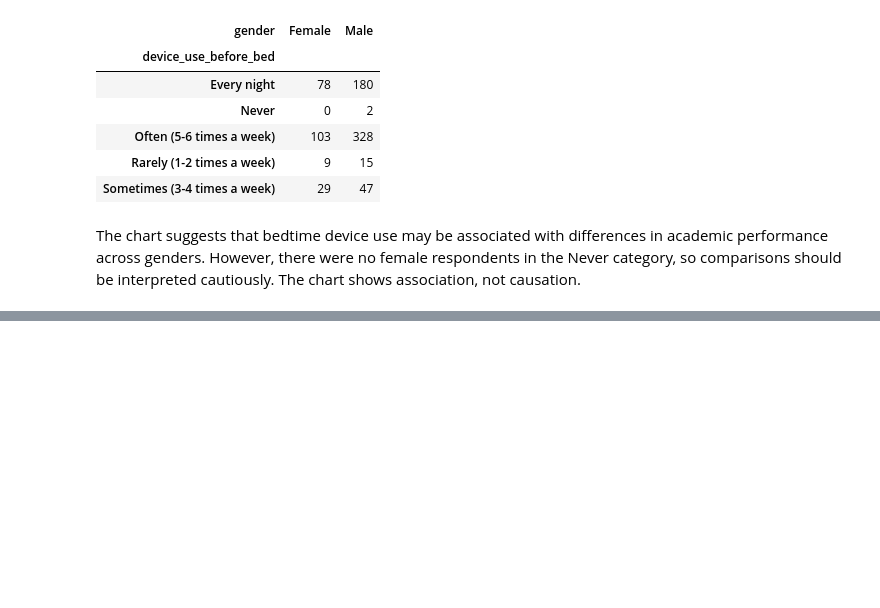
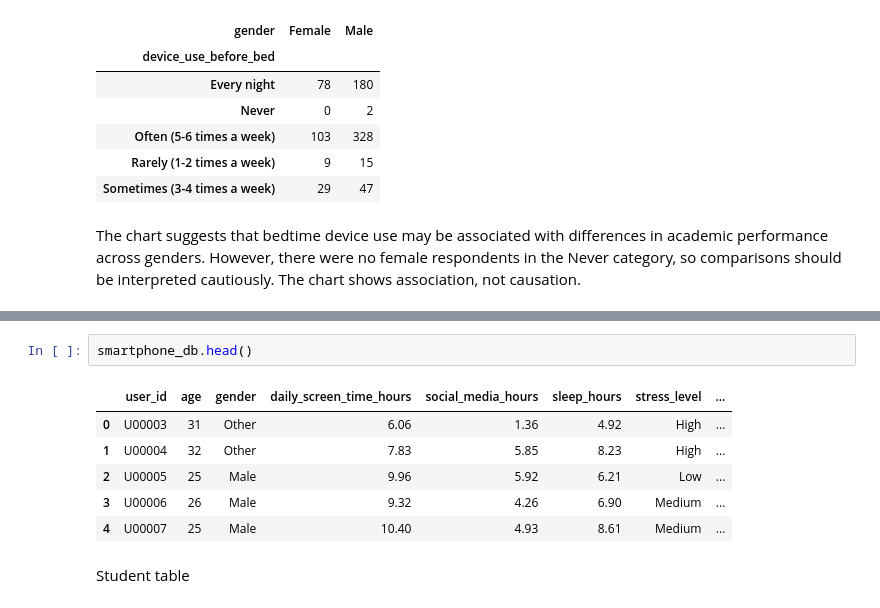
Before and after one commit to BuiltbyJaime/screens-sleep-scores, a Jupyter notebook: Notebooks/dataset_analysis.ipynb, the cells around one changed output, grey strips where cells are left out. Saved outputs shown, nothing was run; the diff lists cells and outputs as text; blank space fills up the shorter version.

```diff
--- a/Notebooks/dataset_analysis.ipynb
+++ b/Notebooks/dataset_analysis.ipynb
@@ -952,0 +1038,11 @@ sleep_groups
+# %%
+smartphone_db.head()
+# %% [output]
+|  | user_id | age | gender | daily_screen_time_hours | social_media_hours | sleep_hours | stress_level | ... |
+| 0 | U00003 | 31 | Other | 6.06 | 1.36 | 4.92 | High | ... |
+| 1 | U00004 | 32 | Other | 7.83 | 5.85 | 8.23 | High | ... |
+| 2 | U00005 | 25 | Male | 9.96 | 5.92 | 6.21 | Low | ... |
+| 3 | U00006 | 26 | Male | 9.32 | 4.26 | 6.90 | Medium | ... |
+| 4 | U00007 | 25 | Male | 10.40 | 4.93 | 8.61 | Medium | ... |
+# %% [markdown]
+Student table
```
Also changed, not shown: parts of 68 cells of this notebook, 3 other files.
